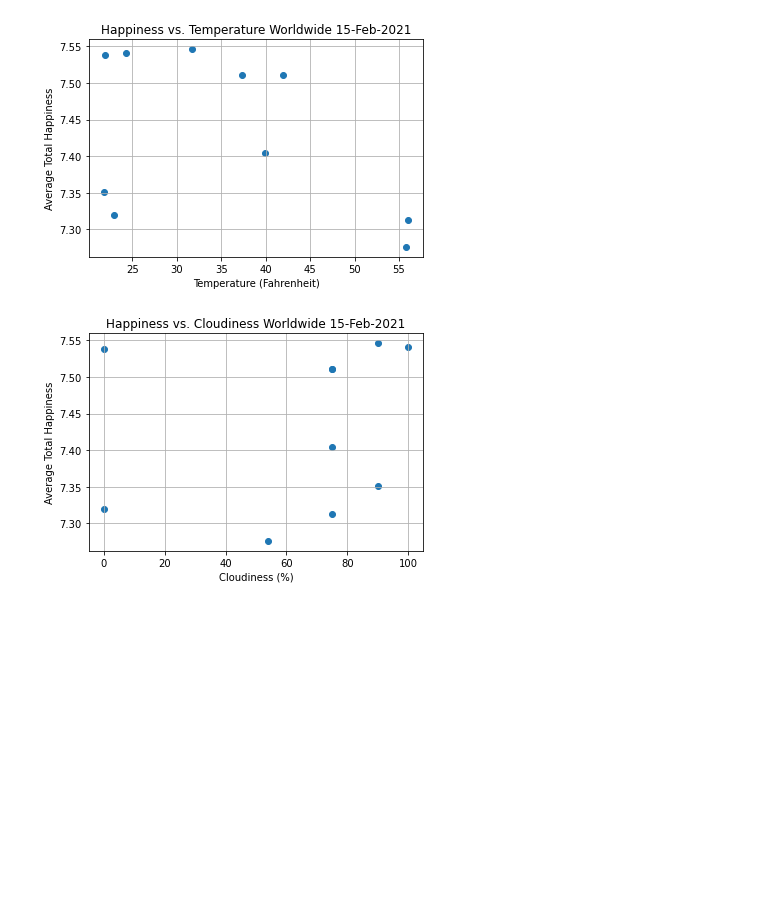
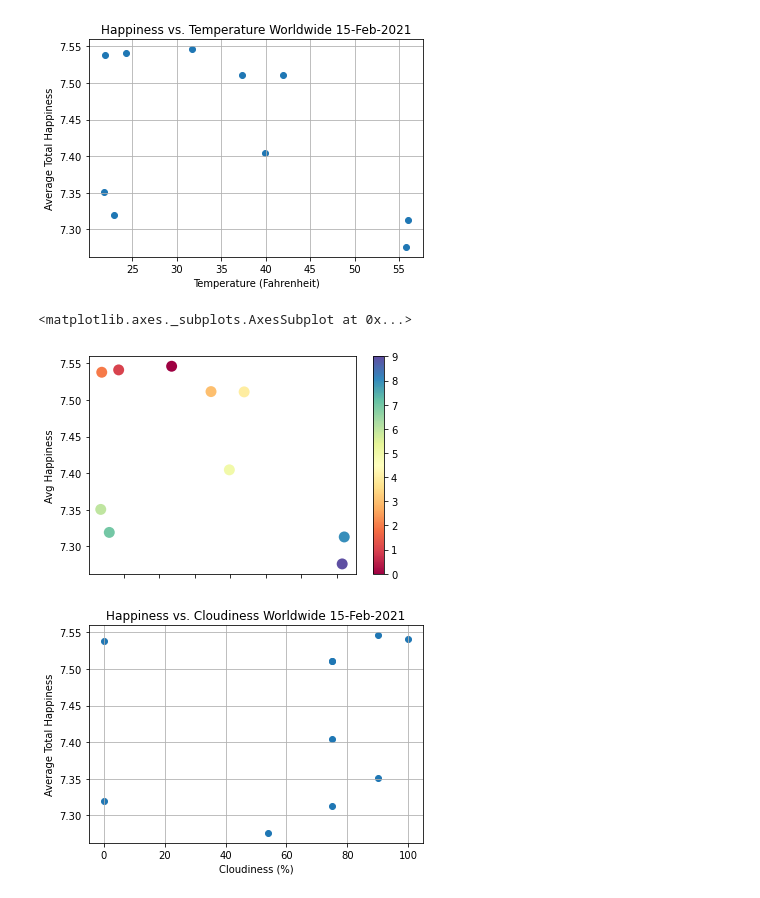
Before and after one commit to reginesgit/Factors-Contributing-to-a-Countrys-Happiness, a Jupyter notebook: Weather/Weather_Report.ipynb, the cells around one changed output. Cells and saved outputs as stored; diff of their text form; code cells hidden in the pictures; blank space fills up the shorter version.

```diff
--- a/Weather/Weather_Report.ipynb
+++ b/Weather/Weather_Report.ipynb
@@ -67,6 +68,41 @@ plt.grid(True)
 plt.savefig("HapVStempWorld.png")
 # %% [output]
 [figure]
+# %%
+cmap = cm.get_cmap('Spectral')
+cities_weather_df.plot('Temp', 'Avg Happiness', kind='scatter', s=120, linewidth=0,
+        c=range(len(cities_weather_df)), colormap=cmap)
+
+# fig, ax = plt.subplots()
+# cities_weather_df.plot('Temp', 'Avg Happiness', kind='scatter', ax=ax)
+
+# for k, v in cities_weather_df.iterrows():
+#     ax.annotate(k, v)
+
+# zx = cities_weather_df["Country"]
+# yx = cities_weather_df["Avg Happiness"]
+# xx = cities_weather_df["Temp"]
+
+# df = pd.DataFrame({'x':xx, 'y':yx}, index=zx)
+
+# # plot the points
+# plt.scatter(xx, yx, marker="o")
+
+# # zip joins x and y coordinates in pairs
+# for x,y in zip(xx,yx):
+
+#     label = f"({x },{y})"
+
+#     plt.annotate(label, # this is the text
+#                  (x,y), # this is the point to label
+#                  textcoords="offset points", # how to position the text
+#                  xytext=(0,10), # distance from text to points (x,y)
+#                  ha='center') # horizontal alignment can be left, right or center
+
+# ax = cities_weather_df.plot.scatter(xx, yx, alpha=0.5)
+# %% [output]
+<matplotlib.axes._subplots.AxesSubplot at 0x...>
+[figure, added]
 # %%
 plt.scatter(cities_weather_df["Cloudiness"], cities_weather_df["Avg Happiness"], marker="o")
 plt.title("Happiness vs. Cloudiness Worldwide 15-Feb-2021")
```
Also changed, not shown: parts of 6 cells of this notebook, 2 other files.
